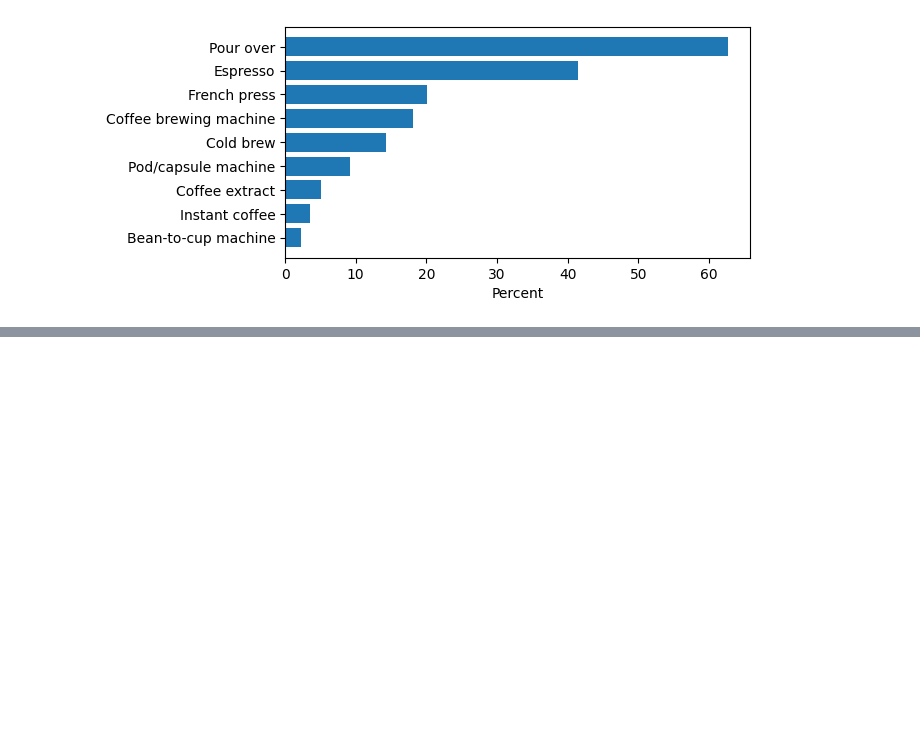
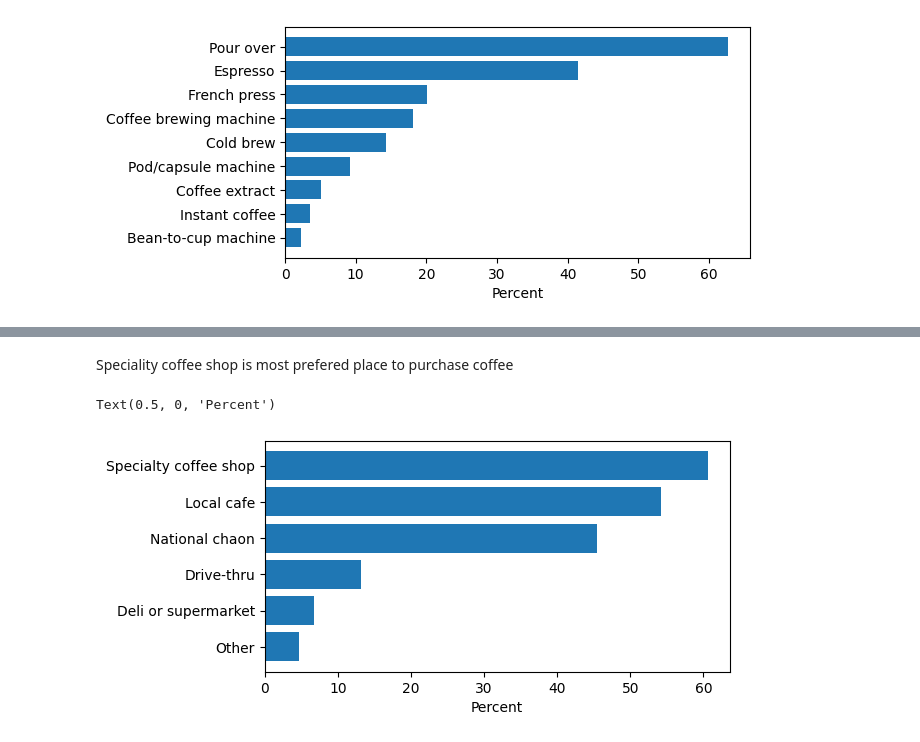
Before and after one commit to BhavikBuchke/Cisco-Data-science-program, a Jupyter notebook: Data cleaning/Coffee survey project/A plant based coffee shop.ipynb, the cells around one changed output, grey strips where cells are left out. Cells and saved outputs as stored; diff of their text form; code cells hidden in the pictures; blank space fills up the shorter version.

```diff
--- a/Data cleaning/Coffee survey project/A plant based coffee shop.ipynb
+++ b/Data cleaning/Coffee survey project/A plant based coffee shop.ipynb
@@ -594,0 +625,3 @@ Text(0.5, 0, 'Percent')
+# %%
+purchase = purchase.rename(columns=name_map)
+purchase
@@ -594,0 +653,3 @@ Text(0.5, 0, 'Percent')
+# %%
+purchase = purchase.dropna()
+purchase
@@ -594,0 +670,3 @@ Text(0.5, 0, 'Percent')
+# %%
+purchase_prefrence = purchase.mean() * 100
+purchase_prefrence
@@ -594,0 +682,3 @@ Text(0.5, 0, 'Percent')
+# %%
+purchase_prefrence = purchase_prefrence.sort_values()
+purchase_prefrence
@@ -594,0 +694,9 @@ Text(0.5, 0, 'Percent')
+# %% [markdown]
+Speciality coffee shop is most prefered place to purchase coffee
+# %%
+plt.figure(figsize=(6, 3))
+plt.barh(purchase_prefrence.index, purchase_prefrence)
+plt.xlabel("Percent")
+# %% [output]
+Text(0.5, 0, 'Percent')
+[figure, added]
```
Also changed, not shown: parts of 9 cells of this notebook.
